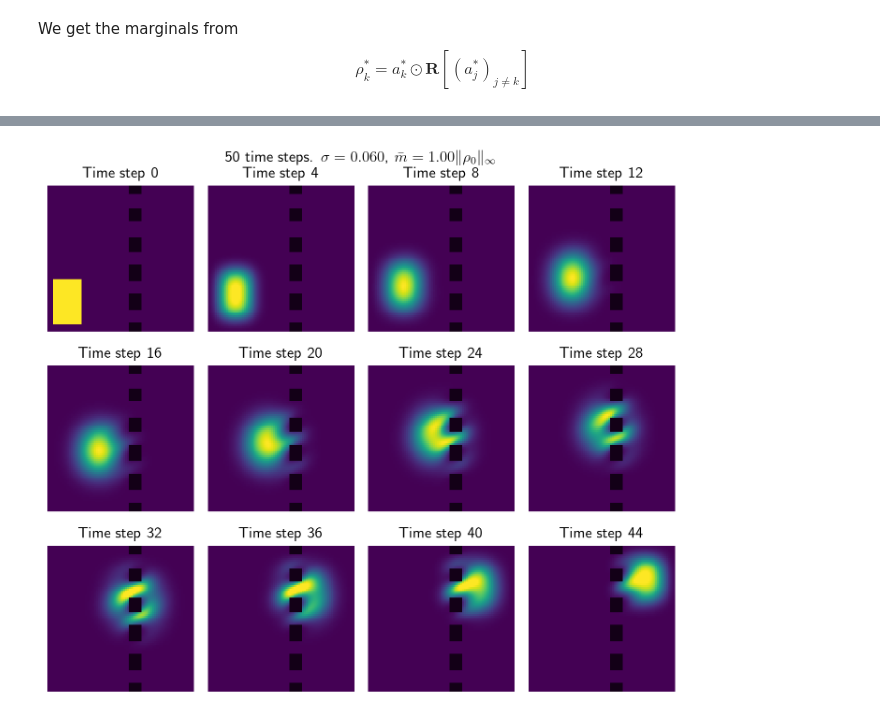
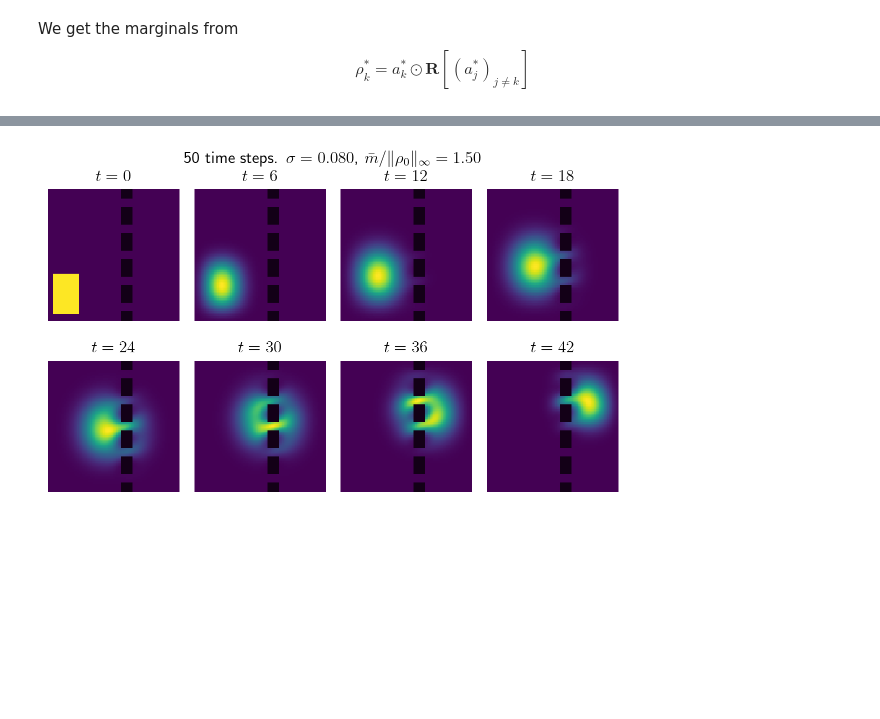
Before and after one commit to ManifoldFR/mva-optimaltransport, a Jupyter notebook: project/multistep.ipynb, the cells around one changed output, grey strips where cells are left out. Drawn from its saved outputs; the diff is of its cells as text; code cells hidden in the pictures; blank space fills up the shorter version.

```diff
--- a/project/multistep.ipynb
+++ b/project/multistep.ipynb
@@ -60,8 +60,6 @@ print("Number of grid points: ", xg.size)
 
 extent = [0, xar.max(), 0, yar.max()]
 
-IMAGE_DIR = "images/multimarg_room3/"
-os.makedirs(IMAGE_DIR, exist_ok=True)
 
 def setup1():
     rho_0 = (np.abs(xg - 0.24) <= 0.14) & (np.abs(yg - .86) <= 0.1)
@@ -84,9 +82,11 @@ def setup3():
     rho_0 = rho_0.astype(np.float64)
     rho_0 /= rho_0.sum()  # normalize the density
     mask = room3(xg, yg)
-    exit_mask = (np.abs(xg - .88) <= 0.08) & (np.abs(yg - .85) <= 0.1)
+    exit_mask = (np.abs(xg - .88) <= 0.1) & (np.abs(yg - .8) <= 0.15)
     return rho_0, mask, exit_mask
 
+IMAGE_DIR = "images/multimarg_room3/"
+os.makedirs(IMAGE_DIR, exist_ok=True)
 
 rho_0, mask, exit_mask = setup3()
 
@@ -175,7 +175,7 @@ N_t = 50
 tmax = 10.
 dt = tmax / N_t  # timestep
 
-sigma = 0.06
+sigma = 0.08
 epsilon = sigma ** 2
 print("Epsilon:", epsilon)
 ## New epsilon-kernel
@@ -273,8 +276,9 @@ Text(0, 0.5, '$\\mu_t$')
 # %%
-steps_to_plot = [4*t for t in range(N_t//4)]
+skip = 6
+steps_to_plot = [skip*t for t in range(N_t//skip)]
 steps_to_plot.append(N_t-1)
 print(steps_to_plot)
-print(len(steps_to_plot))
+print("Plot",len(steps_to_plot), "steps.")
 ncols = 4
 nrows = len(steps_to_plot) // ncols
 print("ncols:", ncols, "nrows:", nrows)
@@ -285,23 +289,23 @@ ncols: 4 nrows: 3
 # %%
-fig, axes = plt.subplots(nrows, ncols, figsize=(7, 6), dpi=100)
+fig, axes = plt.subplots(nrows, ncols, figsize=(6, 3.7), dpi=100)
 axes = axes.ravel()
 
 
 for i, t in enumerate(steps_to_plot):
     if i < len(axes):
         ax = axes[i]
         t = steps_to_plot[i]
         mu = marginals[t]
         plot_domain(domain_img, cax=ax, extent=extent)
         plot_measure(mu, cax=ax, extent=extent, cmap=cm.viridis)
         ax.axis('off')
-        ax.set_title("Time step %d" % t)
+        ax.set_title("$t=%d$" % t)
 
-title = ("%d time steps. $\\sigma=%.3f$, $\\bar{m}" +
-        f"={kappa:.2f}\|\\rho_0\|_\infty$")
-fig.suptitle(title % (N_t, sigma), y=1.002)
+title = ("%d time steps. $\\sigma=%.3f$, $\\bar{m}/\|\\rho_0\|_\infty" +
+        f"={kappa:.2f}$")
+fig.suptitle(title % (N_t, sigma), y=1.0)
 fig.tight_layout();
 # %% [output]
-[figure, old version]
+[figure, new version]
 # %%
 fig.savefig(IMAGE_DIR+'multimarg_transport.pdf', bbox_inches='tight')
```
Also changed, not shown: parts of 10 cells of this notebook, 23 other files.
